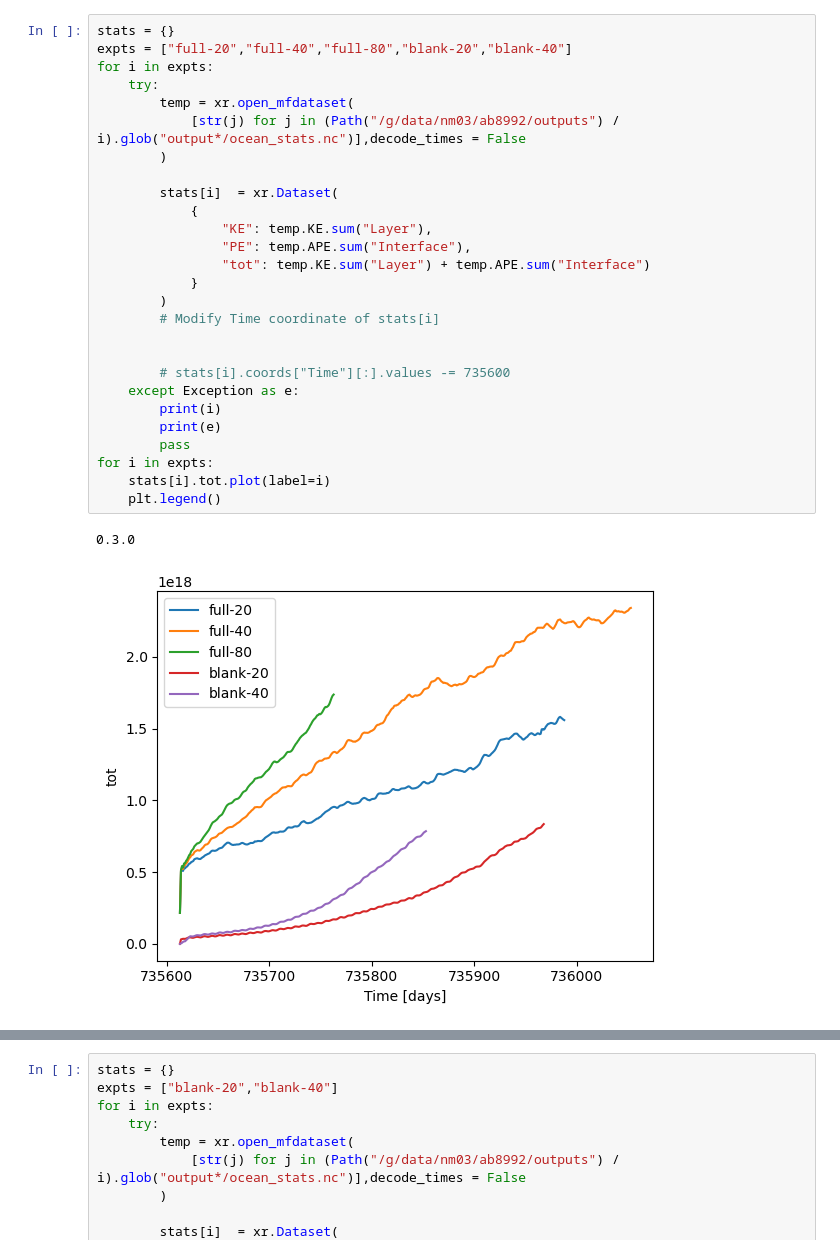
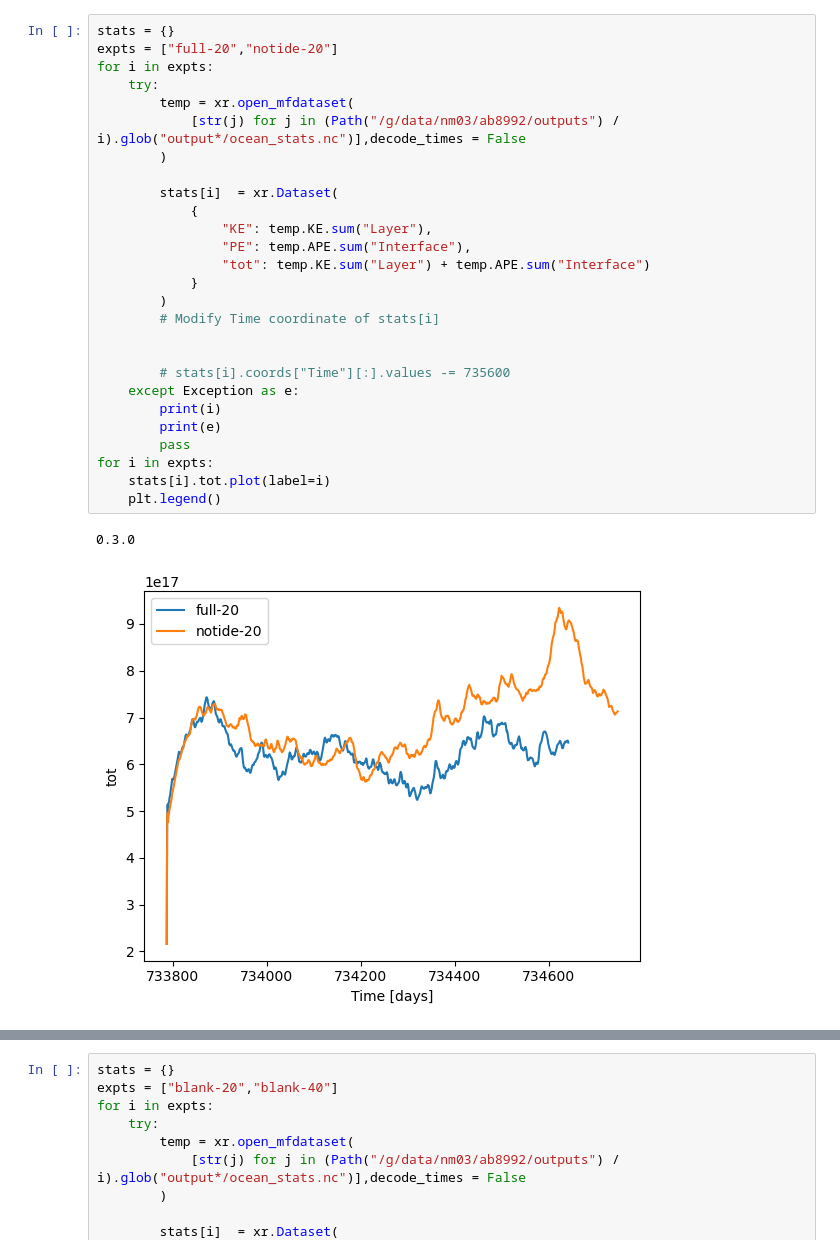
Before and after one commit to ashjbarnes/tasman-tides, a Jupyter notebook: notebooks/analysis/plot_spinup.ipynb, the cells around one changed output, grey strips where cells are left out. Saved outputs shown, nothing was run; the diff lists cells and outputs as text.

```diff
--- a/notebooks/analysis/plot_spinup.ipynb
+++ b/notebooks/analysis/plot_spinup.ipynb
@@ -19,30 +19,30 @@ Hosting the HTTP server on port 33699 instead
 # %%
 stats = {}
-expts = ["full-20","full-40","full-80","blank-20","blank-40"]
+expts = ["full-20","notide-20"]
 for i in expts:
     try:
         temp = xr.open_mfdataset(
             [str(j) for j in (Path("/g/data/nm03/ab8992/outputs") / i).glob("output*/ocean_stats.nc")],decode_times = False
         )
 
         stats[i]  = xr.Dataset(
             {
                 "KE": temp.KE.sum("Layer"),
                 "PE": temp.APE.sum("Interface"),
                 "tot": temp.KE.sum("Layer") + temp.APE.sum("Interface")
             }
         )
         # Modify Time coordinate of stats[i]
 
 
         # stats[i].coords["Time"][:].values -= 735600
     except Exception as e:
         print(i)
         print(e)
         pass
 for i in expts:
     stats[i].tot.plot(label=i)
     plt.legend()
 # %% [output]
 0.3.0
-[figure, old version]
+[figure, new version]
```
Also changed, not shown: parts of 11 cells of this notebook, 15 other files.
